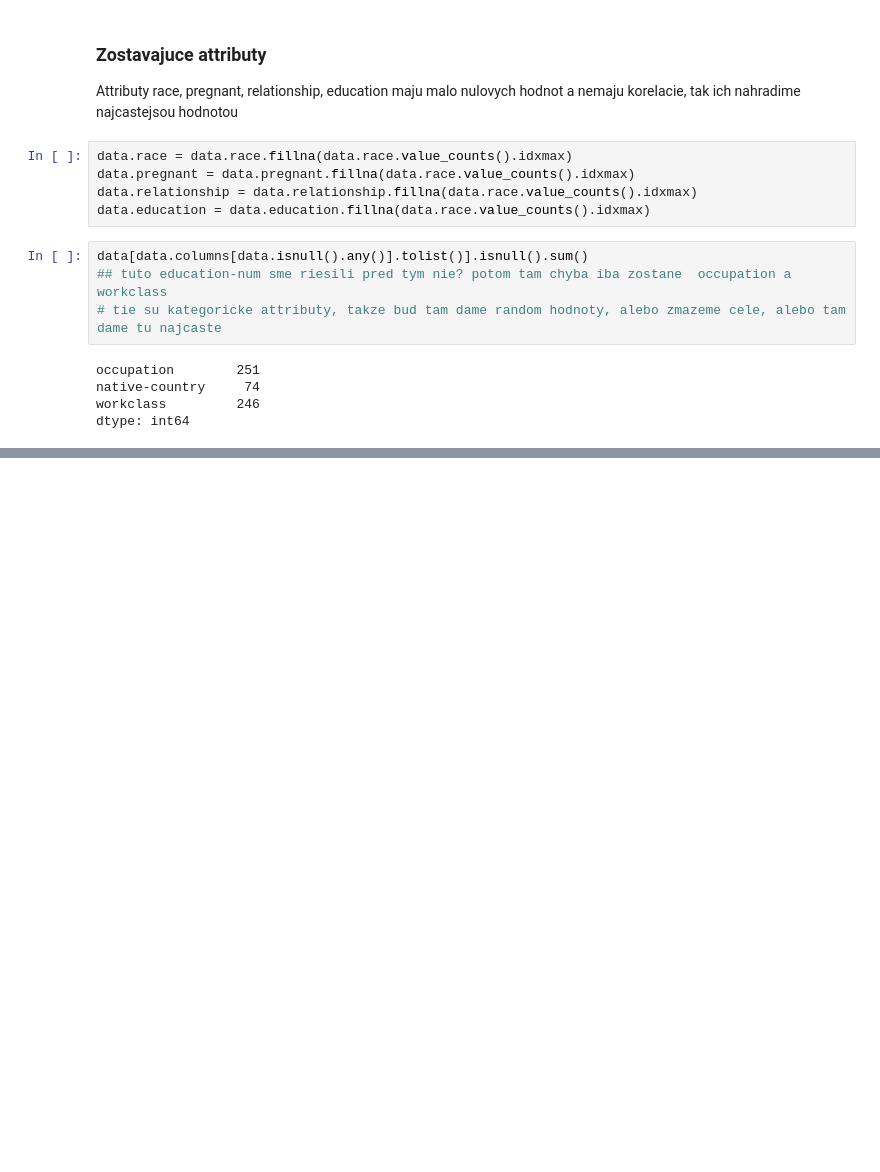
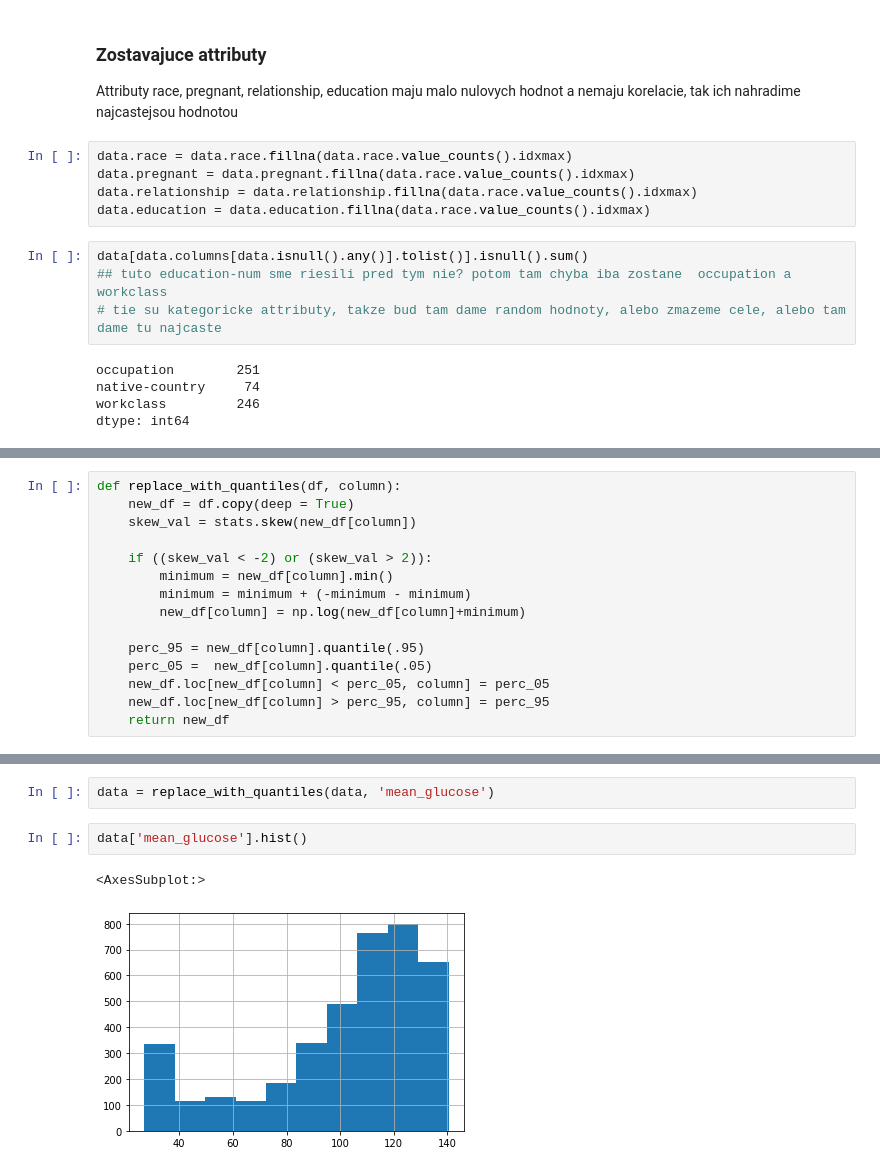
Before and after one commit to SzMatej/IAU_2020-2021, a Jupyter notebook: Project_phase_2.ipynb, the cells around one changed output, grey strips where cells are left out. Drawn from its saved outputs; the diff is of its cells as text; blank space fills up the shorter version.

```diff
--- a/Project_phase_2.ipynb
+++ b/Project_phase_2.ipynb
@@ -870,0 +864,15 @@ dtype: int64
+# %%
+def replace_with_quantiles(df, column):
+    new_df = df.copy(deep = True)
+    skew_val = stats.skew(new_df[column])
+
+    if ((skew_val < -2) or (skew_val > 2)):
+        minimum = new_df[column].min()
+        minimum = minimum + (-minimum - minimum)
+        new_df[column] = np.log(new_df[column]+minimum)
+
+    perc_95 = new_df[column].quantile(.95)
+    perc_05 =  new_df[column].quantile(.05)
+    new_df.loc[new_df[column] < perc_05, column] = perc_05
+    new_df.loc[new_df[column] > perc_95, column] = perc_95
+    return new_df
@@ -870,0 +884,7 @@ dtype: int64
+# %%
+data = replace_with_quantiles(data, 'mean_glucose')
+# %%
+data['mean_glucose'].hist()
+# %% [output]
+<AxesSubplot:>
+[figure, added]
```
Also changed, not shown: parts of 19 cells of this notebook.
